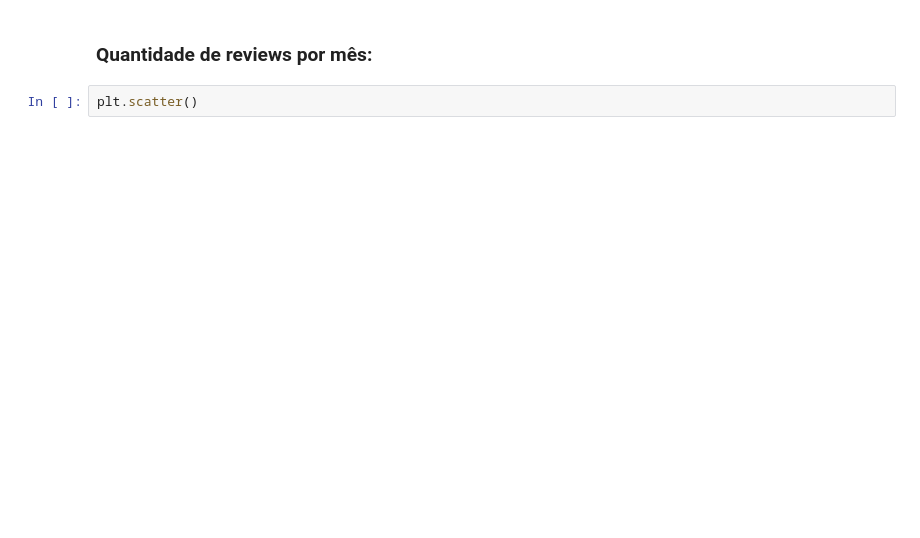
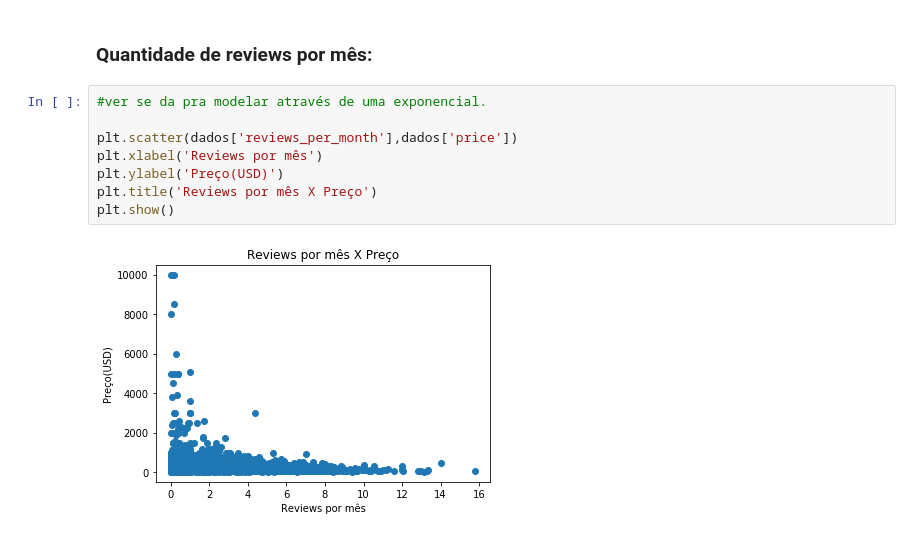
Before and after one commit to GabrielKabbani/P3-CD-AA-BK-GB-GK, a Jupyter notebook: P3 incial.ipynb, the cells around one changed output. Saved outputs shown, nothing was run; the diff lists cells and outputs as text; blank space fills up the shorter version.

Commit message:
comeco reviews por month

```diff
--- a/P3 incial.ipynb
+++ b/P3 incial.ipynb
@@ -132,4 +133,12 @@ plt.show()
 # %% [markdown]
 ### Quantidade de reviews por mês:
-# %%
-plt.scatter()
+# %%
+#ver se da pra modelar através de uma exponencial.
+
+plt.scatter(dados['reviews_per_month'],dados['price'])
+plt.xlabel('Reviews por mês')
+plt.ylabel('Preço(USD)')
+plt.title('Reviews por mês X Preço')
+plt.show()
+# %% [output]
+[figure, added]
```
Also changed, not shown: parts of 3 cells of this notebook, 1 other file.
